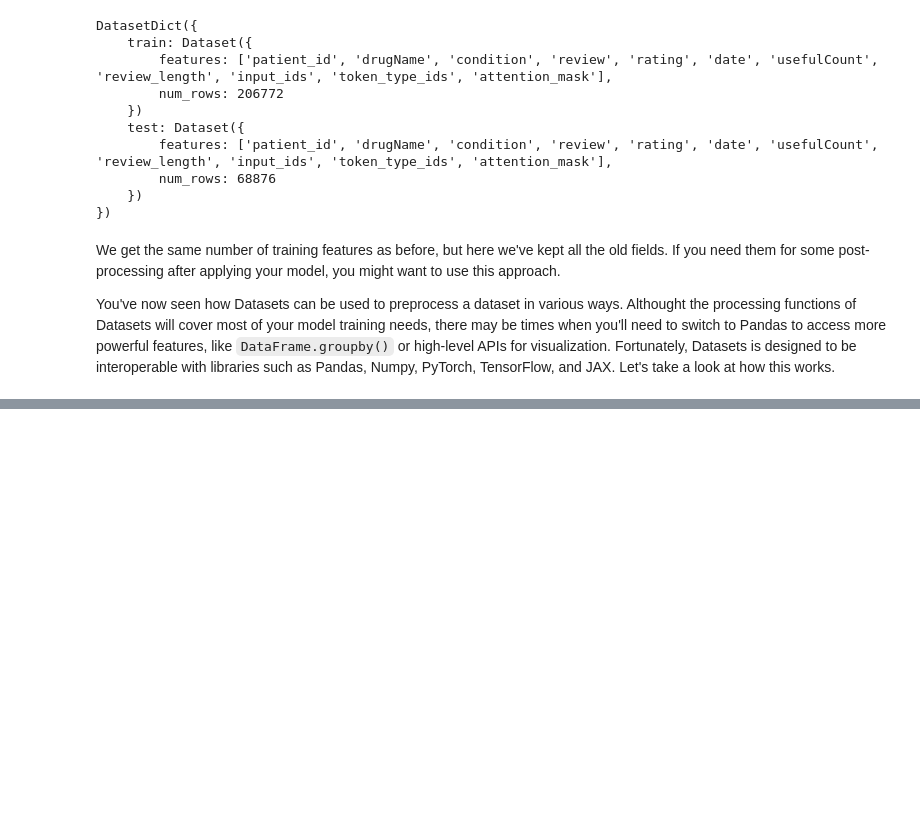
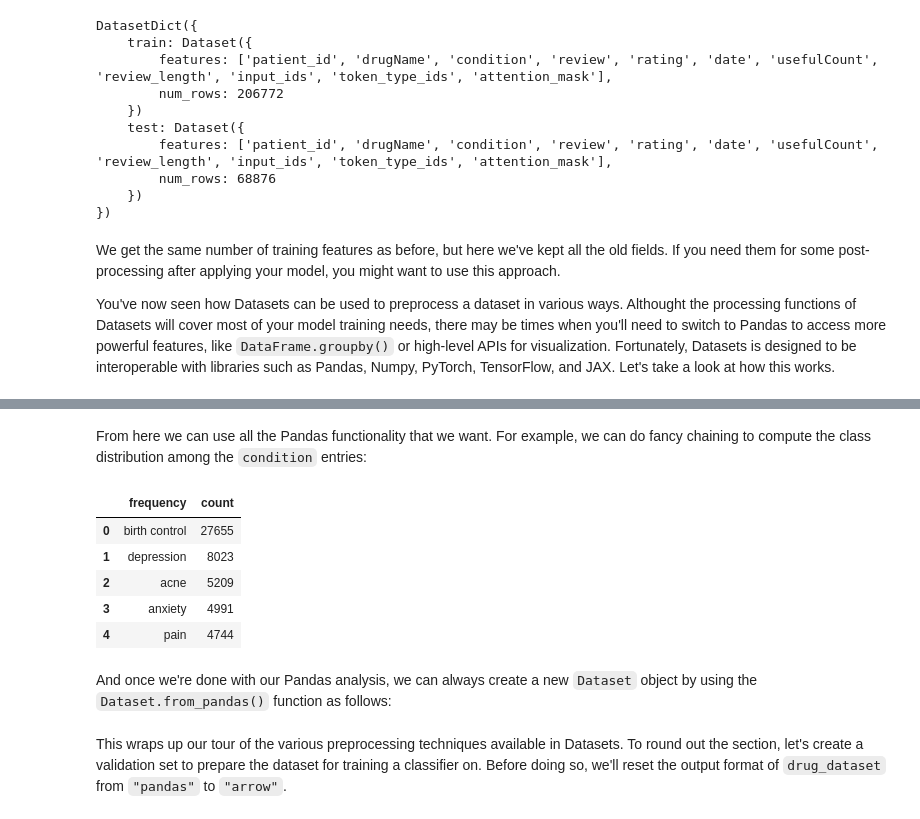
Before and after one commit to JoseAlberto88/Hugging-Face-LLM-Course, a Jupyter notebook: 05_The_Datasets_Library.ipynb, the cells around one changed output, grey strips where cells are left out. Drawn from its saved outputs; the diff is of its cells as text; code cells hidden in the pictures; blank space fills up the shorter version.

```diff
--- a/05_The_Datasets_Library.ipynb
+++ b/05_The_Datasets_Library.ipynb
@@ -519,0 +531,23 @@ You've now seen how Datasets can be used to preprocess a dataset in various ways
+# %%
+train_df = drug_dataset["train"][:]
+# %% [markdown]
+From here we can use all the Pandas functionality that we want. For example, we can do fancy chaining to compute the class distribution among the `condition` entries:
+# %%
+frequencies = (
+    train_df["condition"]
+    .value_counts()
+    .to_frame()
+    .reset_index()
+    .rename(columns={"index": "condition", "condition": "frequency"})
+)
+
+frequencies.head()
+# %% [output]
+|  | frequency | count |
+| 0 | birth control | 27655 |
+| 1 | depression | 8023 |
+| 2 | acne | 5209 |
+| 3 | anxiety | 4991 |
+| 4 | pain | 4744 |
+# %% [markdown]
+And once we're done with our Pandas analysis, we can always create a new `Dataset` object by using the `Dataset.from_pandas()` function as follows:
@@ -519,0 +559,2 @@ You've now seen how Datasets can be used to preprocess a dataset in various ways
+# %% [markdown]
+This wraps up our tour of the various preprocessing techniques available in Datasets. To round out the section, let's create a validation set to prepare the dataset for training a classifier on. Before doing so, we'll reset the output format of `drug_dataset` from `"pandas"` to `"arrow"`.
```
Also changed, not shown: parts of 27 cells of this notebook.
